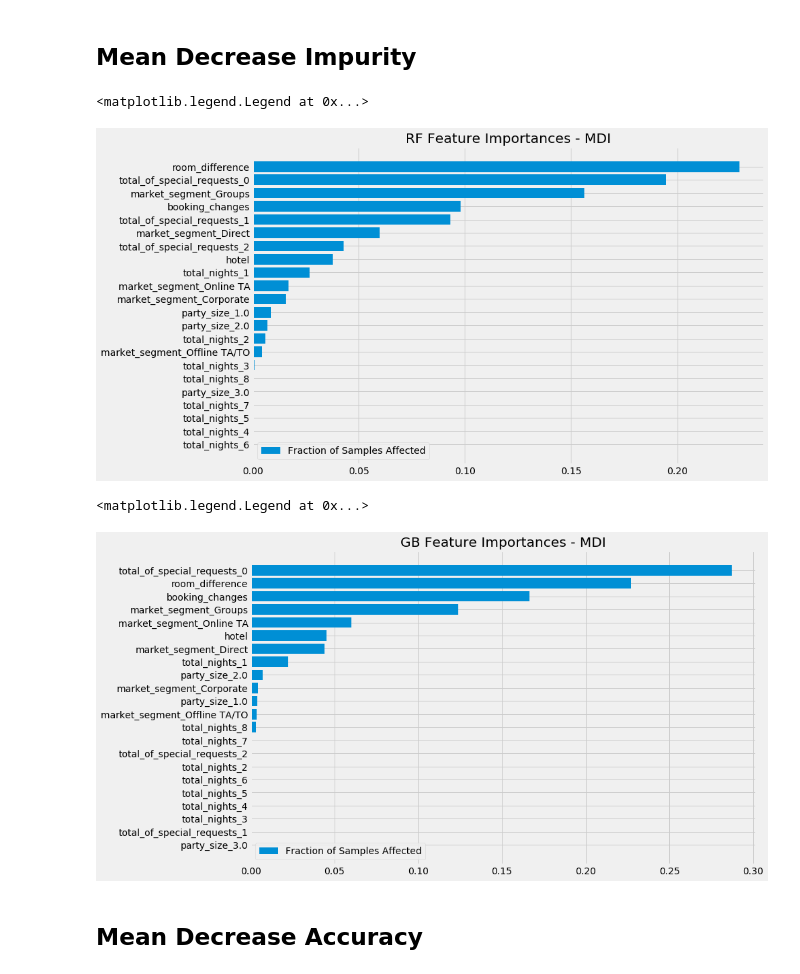
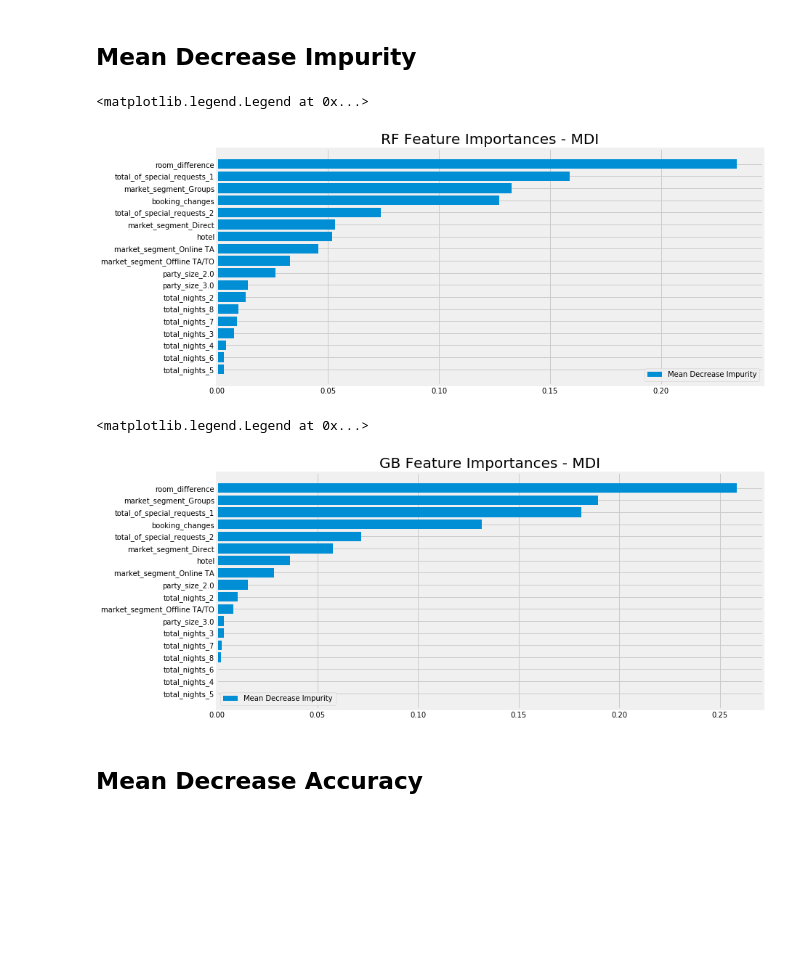
Before and after one commit to rcohngru/hotel-cancellations, a Jupyter notebook: src/notebooks/Part 1 Results.ipynb, the cells around one changed output. Cells and saved outputs as stored; diff of their text form; code cells hidden in the pictures; blank space fills up the shorter version.

```diff
--- a/src/notebooks/Part 1 Results.ipynb
+++ b/src/notebooks/Part 1 Results.ipynb
@@ -10,13 +10,15 @@ from collections import defaultdict
 from sklearn.linear_model import LogisticRegression
 from sklearn.ensemble import RandomForestClassifier, GradientBoostingClassifier
 from sklearn.model_selection import ShuffleSplit
-from sklearn.metrics import accuracy_score
+from sklearn.metrics import accuracy_score, confusion_matrix, roc_auc_score, roc_curve, auc, confusion_matrix
+from sklearn.model_selection import train_test_split, KFold
+from sklearn.preprocessing import OneHotEncoder
 
 sys.path.insert(0, '../python/')
 from helpers import *
 
 plt.style.use('fivethirtyeight')
-plt.rcParams.update({'font.size': 14})
+plt.rcParams.update({'font.size': 16})
 warnings.filterwarnings('ignore')
 # %% [markdown]
 # Feature Importance
@@ -45,20 +47,18 @@ X.loc[np.argwhere(X['market_segment'].isin(['Aviation', 'Complementary']).values
 X.loc[np.argwhere((X['party_size'] >= 3).values).flatten(), 'party_size'] = 3
 X.loc[np.argwhere((X['booking_changes'] >= 1).values).flatten(), 'booking_changes'] = 1
 
-X = pd.get_dummies(X, columns=dummy_cols)
+X = pd.get_dummies(X, columns=dummy_cols, drop_first=True)
 
 X_train = X.to_numpy()
 y_train = data[['is_canceled']].to_numpy()
 # %%
-best_rf_model = RandomForestClassifier(criterion='gini', max_depth=3,
-                                      max_features='sqrt', n_estimators=200,
-                                      min_samples_leaf=1)
+best_rf_model = RandomForestClassifier(criterion='entropy', max_depth=10,
+                                      max_features='sqrt', n_estimators=75)
 
 best_gb_model = GradientBoostingClassifier(loss='deviance',
                                            max_depth=3,
-                                           max_features=None,
-                                           n_estimators=300,
-                                           min_samples_leaf=1,
+                                           max_features='sqrt',
+                                           n_estimators=200,
                                            learning_rate=0.01)
 log_reg = LogisticRegression()
 # %%
@@ -72,29 +72,29 @@ LogisticRegression()
 # %%
 feat_scores = pd.DataFrame({'mdi' : best_rf_model.feature_importances_},
                            index=X.columns)
 feat_scores = feat_scores.sort_values(by='mdi')
 
 
-fig, ax = plt.subplots(figsize=(12, 8))
-ax.barh(feat_scores.index, feat_scores.mdi, label='Fraction of Samples Affected')
-ax.set_title('RF Feature Importances - MDI')
+fig, ax = plt.subplots(figsize=(12, 6))
+ax.barh(feat_scores.index, feat_scores.mdi, label='Mean Decrease Impurity')
+ax.set_title('RF Feature Importances - MDI', fontsize=20)
 ax.legend()
 # %% [output]
 <matplotlib.legend.Legend at 0x...>
-[figure, old version]
+[figure, new version]
 # %%
 feat_scores = pd.DataFrame({'mdi' : best_gb_model.feature_importances_},
                            index=X.columns)
 feat_scores = feat_scores.sort_values(by='mdi')
 
 
-fig, ax = plt.subplots(figsize=(12, 8))
-ax.barh(feat_scores.index, feat_scores.mdi, label='Fraction of Samples Affected')
-ax.set_title('GB Feature Importances - MDI')
+fig, ax = plt.subplots(figsize=(12, 6))
+ax.barh(feat_scores.index, feat_scores.mdi, label='Mean Decrease Impurity')
+ax.set_title('GB Feature Importances - MDI', fontsize=20)
 ax.legend()
 # %% [output]
 <matplotlib.legend.Legend at 0x...>
-[figure, old version]
+[figure, new version]
 # %% [markdown]
 ## Mean Decrease Accuracy
 # %%
```
Also changed, not shown: parts of 17 cells of this notebook, 13 other files.
